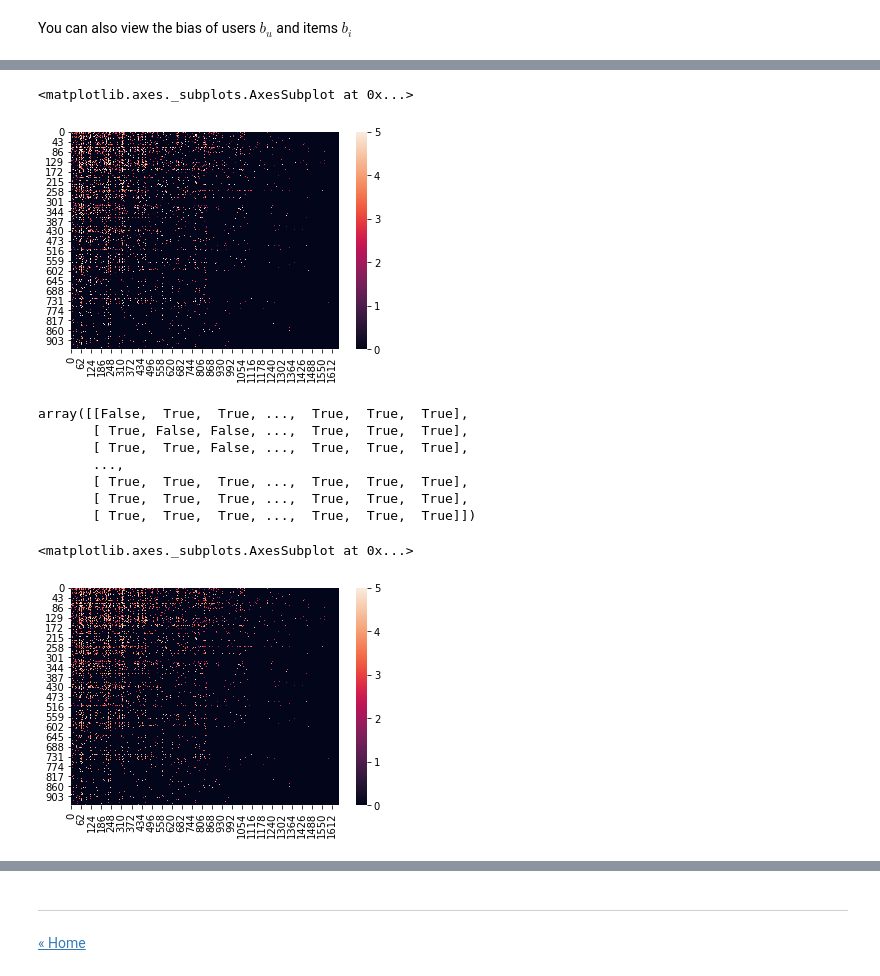
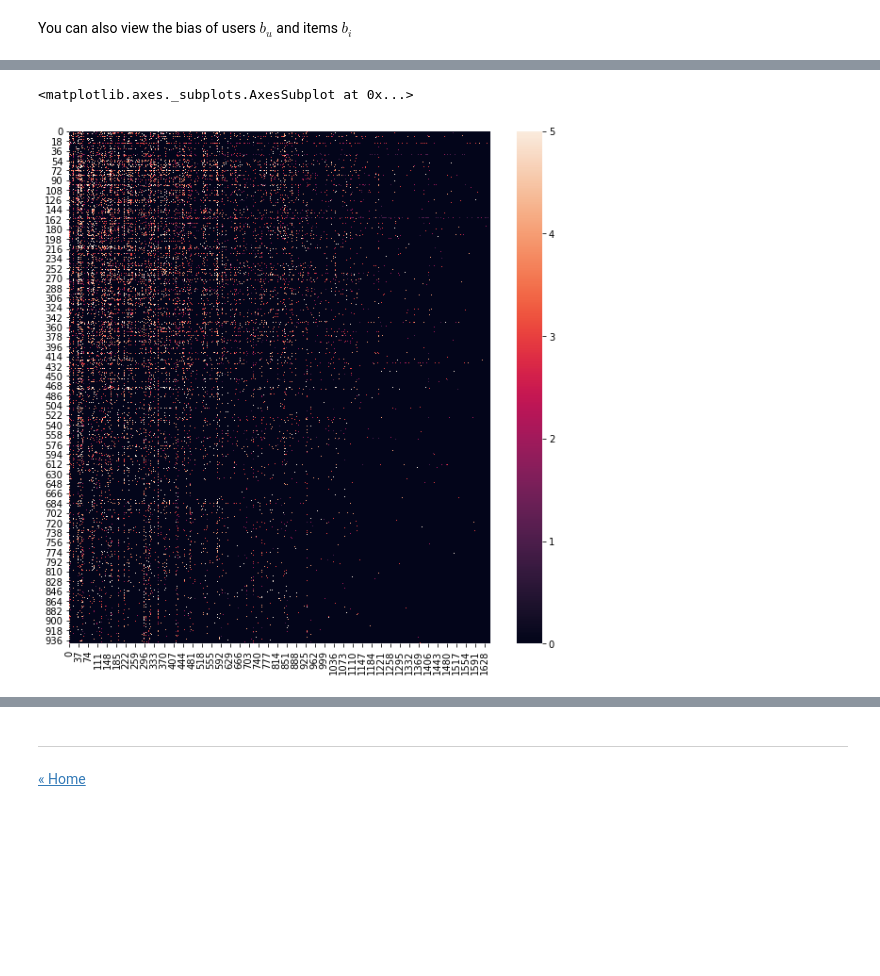
Before and after one commit to ansegura7/RS_Surprise, a Jupyter notebook: code/SVD_Detailed.ipynb, the cells around one changed output, grey strips where cells are left out. Saved outputs shown, nothing was run; the diff lists cells and outputs as text; code cells hidden in the pictures; blank space fills up the shorter version.

```diff
--- a/code/SVD_Detailed.ipynb
+++ b/code/SVD_Detailed.ipynb
@@ -106,6 +95,7 @@ data_testset = data_test.build_testset()
 # %%
-# Use the famous SVD algorithm.
-algo = SVD(n_factors = 5, n_epochs = 200, biased = True, lr_all = 0.005, reg_all = 0, init_mean = 0, init_std_dev = 0.01)
+# Create SVD algorithm with 5 factors
+k_factors = 5
+algo = SVD(n_factors= k_factors, n_epochs= 200, biased= True, lr_all= 0.005, reg_all= 0, init_mean= 0, init_std_dev= 0.01)
 # %%
 # Train the algorithm on the trainset
 algo.fit(data_train)
@@ -205,26 +212,12 @@ sns.heatmap(reconstruct)
 # %%
+# Reconstruction of original matrix
 original = np.zeros((data_train.n_users, data_train.n_items))
 for (u, i, r) in data_train.all_ratings():
         original[u][i] = r
 
-sns.heatmap(original)
+# Plot matrix
+fig, ax = plt.subplots(figsize=(10, 10))
+sns.heatmap(original, ax=ax)
 # %% [output]
 <matplotlib.axes._subplots.AxesSubplot at 0x...>
-[figure, old version]
+[figure, new version]
-# %%
-known_entries = (original == 0)
-known_entries
-# %% [output]
-array([[False,  True,  True, ...,  True,  True,  True],
-       [ True, False, False, ...,  True,  True,  True],
-       [ True,  True, False, ...,  True,  True,  True],
-       ...,
-       [ True,  True,  True, ...,  True,  True,  True],
-       [ True,  True,  True, ...,  True,  True,  True],
-       [ True,  True,  True, ...,  True,  True,  True]])
-# %%
-reconstruct[known_entries] = 0
-sns.heatmap(reconstruct)
-# %% [output]
-<matplotlib.axes._subplots.AxesSubplot at 0x...>
-[figure, removed]
```
Also changed, not shown: parts of 37 cells of this notebook, 2 other files.
